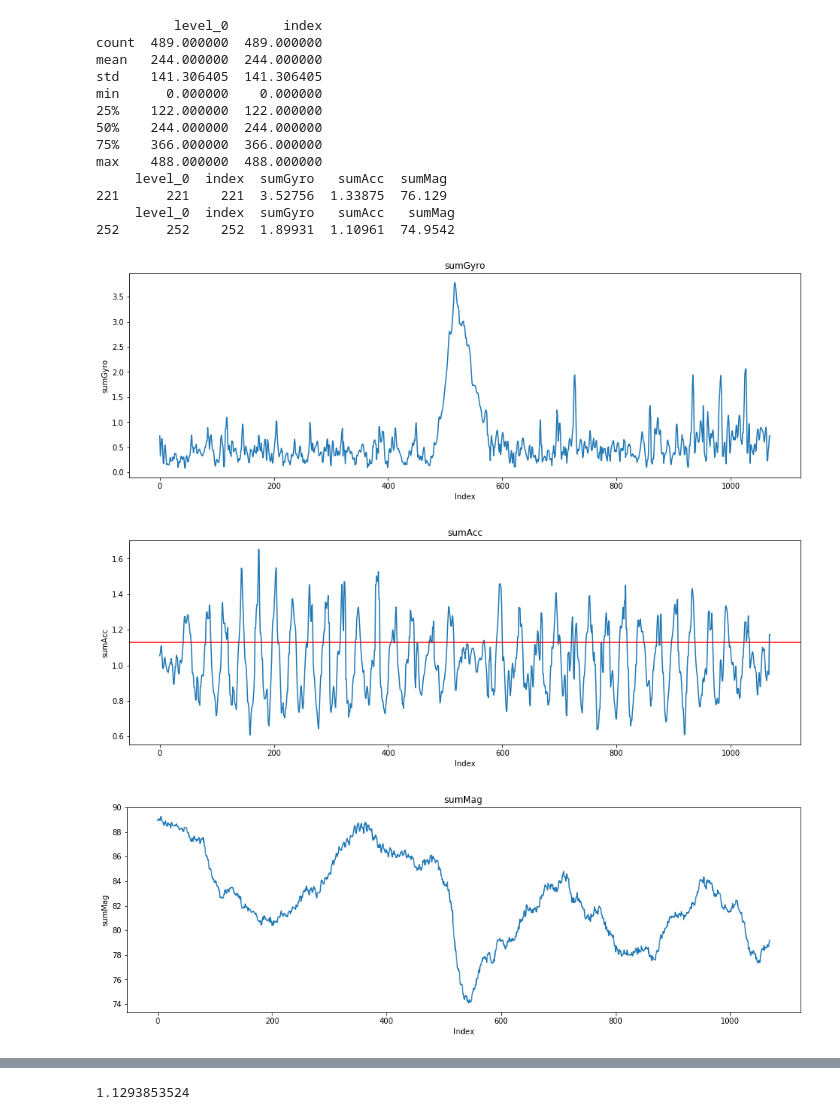
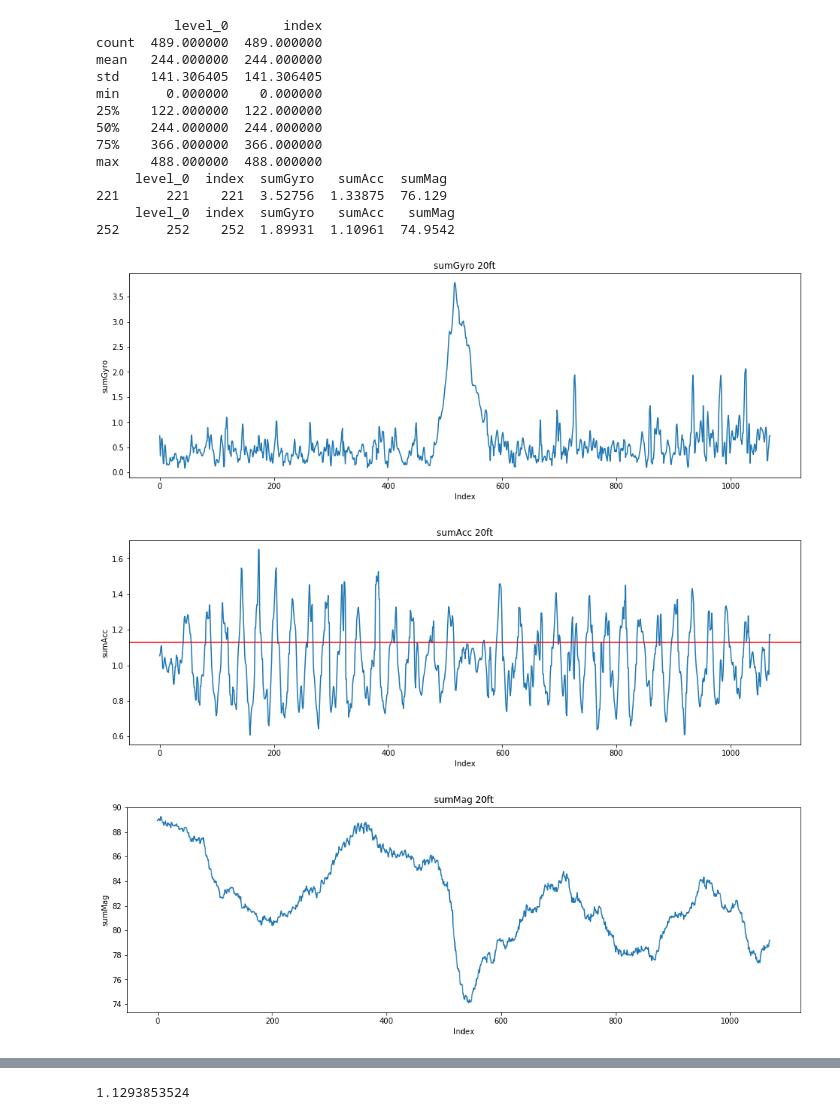
Before and after one commit to vo-senior-design-fall2018/iphone-error, a Jupyter notebook: Position_Vectors_Pandas.ipynb, the cells around one changed output, grey strips where cells are left out. Drawn from its saved outputs; the diff is of its cells as text; code cells hidden in the pictures.

```diff
--- a/Position_Vectors_Pandas.ipynb
+++ b/Position_Vectors_Pandas.ipynb
@@ -141,34 +141,34 @@ max    488.000000  488.000000
 # %%
 sumGyro = final_twenty_df['sumGyro']
 sumAcc = final_twenty_df['sumAcc']
 sumMag = final_twenty_df['sumMag']
 index = final_twenty_df['index']
 
 plt.figure(figsize=(16,5))
 plt.plot(index, sumGyro)
-plt.title('sumGyro')
+plt.title('sumGyro 20ft')
 plt.xlabel('Index')
 plt.ylabel('sumGyro')
 plt.show()
 
 plt.figure(figsize=(16,5))
 plt.plot(index, sumAcc)
 plt.axhline(y=avgAcc, color='r', linestyle='-')
-plt.title('sumAcc')
+plt.title('sumAcc 20ft')
 plt.xlabel('Index')
 plt.ylabel('sumAcc')
 plt.show()
 
 plt.figure(figsize=(16,5))
 plt.plot(index, sumMag)
-plt.title('sumMag')
+plt.title('sumMag 20ft')
 plt.xlabel('Index')
 plt.ylabel('sumMag')
 plt.show()
 # %% [output]
-[figure, old version]
+[figure, new version]
-[figure, old version]
+[figure, new version]
-[figure, old version]
+[figure, new version]
 # %%
 print final_twenty_df.describe()
 print final_twenty_df[final_twenty_df['sumGyro']==final_twenty_df['sumGyro'].max()]
```
Also changed, not shown: parts of 2 cells of this notebook.
